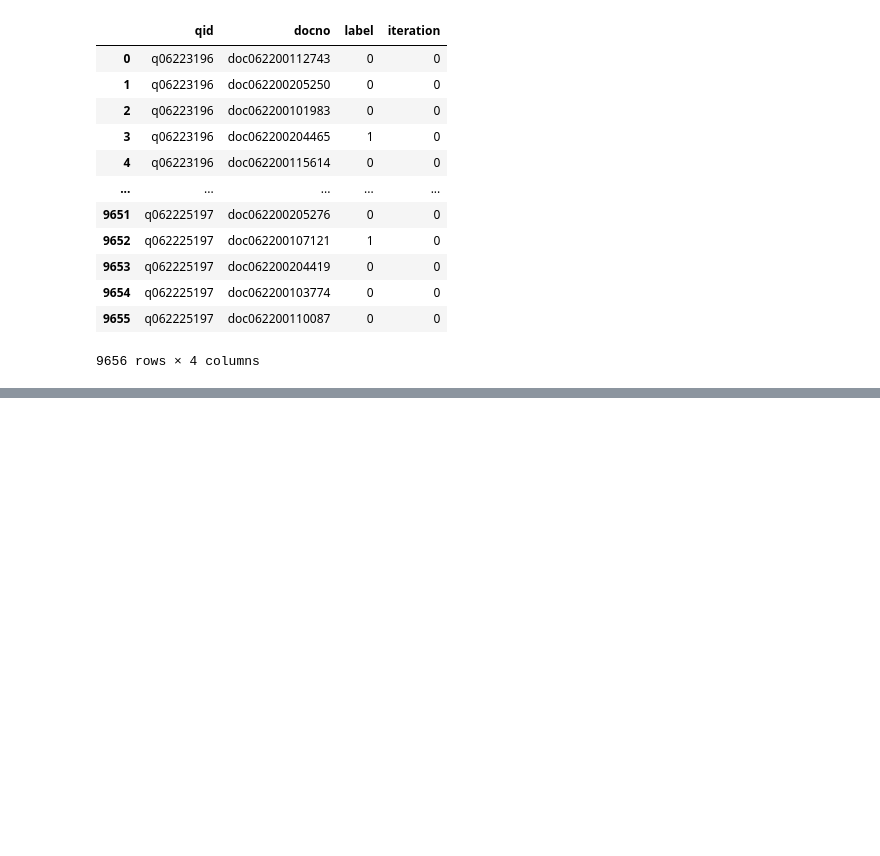
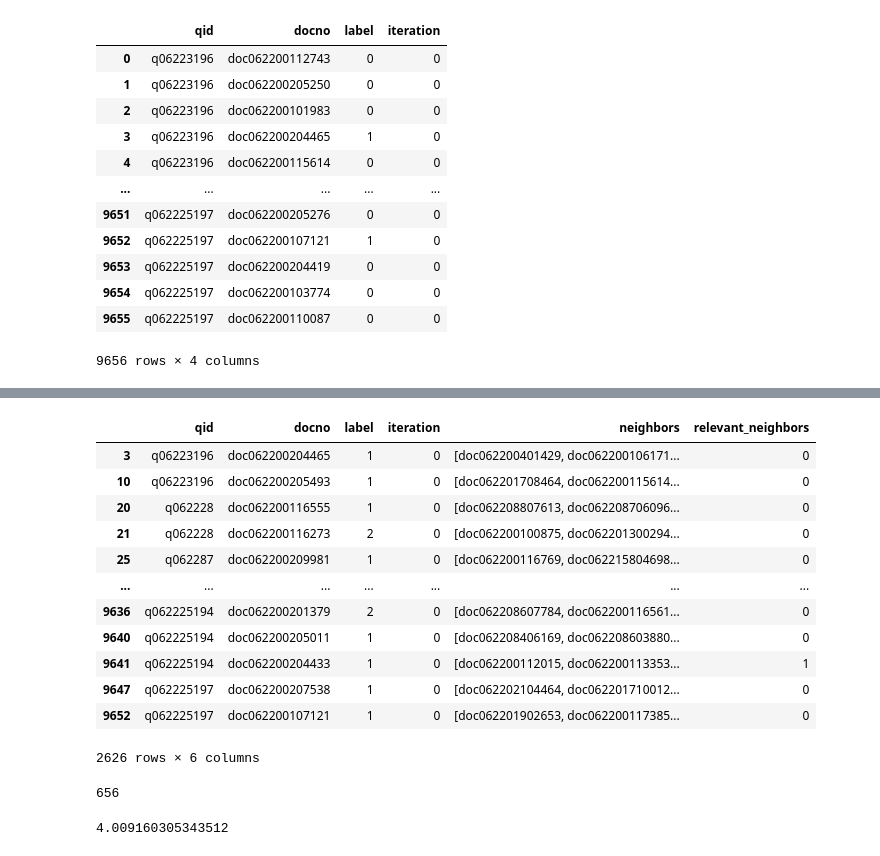
Before and after one commit to tira-io/teaching-ir-with-shared-tasks, a Jupyter notebook: tutorials/tutorial-corpus-graph.ipynb, the cells around one changed output, grey strips where cells are left out. Cells and saved outputs as stored; diff of their text form; code cells hidden in the pictures; blank space fills up the shorter version.

```diff
--- a/tutorials/tutorial-corpus-graph.ipynb
+++ b/tutorials/tutorial-corpus-graph.ipynb
@@ -165,0 +165,18 @@ Error:
+# %%
+qrels_dict = {}
+
+for _, i in qrels.iterrows():
+    if i['qid'] not in qrels_dict:
+        qrels_dict[i['qid']] = {}
+    qrels_dict[i['qid']][i['docno']] = i['label']
+
+def count_relevant_neighbours(entry, relevance_level=1):
+    ret = 0
+    for neighbor in entry['neighbors']:
+        if qrels_dict[entry['qid']].get(neighbor, 0) >= relevance_level:
+            ret += 1
+    return ret
+# %%
+# if there is no neighbour, we have no entry in the corpus graph (maybe should allow default values in transform documents
+qrels_with_neighbors = corpus_graph(qrels[qrels['label'] > 0].copy())
+qrels_with_neighbors
@@ -165,0 +197,27 @@ Error:
+# %%
+qrels_with_neighbors['relevant_neighbors'] = qrels_with_neighbors.apply(count_relevant_neighbours, axis=1)
+qrels_with_neighbors
+# %% [output]
+|  | qid | docno | label | iteration | neighbors | relevant_neighbors |
+| 3 | q06223196 | doc062200204465 | 1 | 0 | [doc062200401429, doc062200106171... | 0 |
+| 10 | q06223196 | doc062200205493 | 1 | 0 | [doc062201708464, doc062200115614... | 0 |
+| 20 | q062228 | doc062200116555 | 1 | 0 | [doc062208807613, doc062208706096... | 0 |
+| 21 | q062228 | doc062200116273 | 2 | 0 | [doc062200100875, doc062201300294... | 0 |
+| 25 | q062287 | doc062200209981 | 1 | 0 | [doc062200116769, doc062215804698... | 0 |
+| ... | ... | ... | ... | ... | ... | ... |
+| 9636 | q062225194 | doc062200201379 | 2 | 0 | [doc062208607784, doc062200116561... | 0 |
+| 9640 | q062225194 | doc062200205011 | 1 | 0 | [doc062208406169, doc062208603880... | 0 |
+| 9641 | q062225194 | doc062200204433 | 1 | 0 | [doc062200112015, doc062200113353... | 1 |
+| 9647 | q062225197 | doc062200207538 | 1 | 0 | [doc062202104464, doc062201710012... | 0 |
+| 9652 | q062225197 | doc062200107121 | 1 | 0 | [doc062201902653, doc062200117385... | 0 |
+2626 rows × 6 columns
+# %%
+
+len(qrels_with_neighbors['qid'].unique())
+# %% [output]
+656
+# %%
+# On average 4 relevant documents per query
+2626/655
+# %% [output]
+4.009160305343512
```
Also changed, not shown: parts of 7 cells of this notebook, 1 other file.
